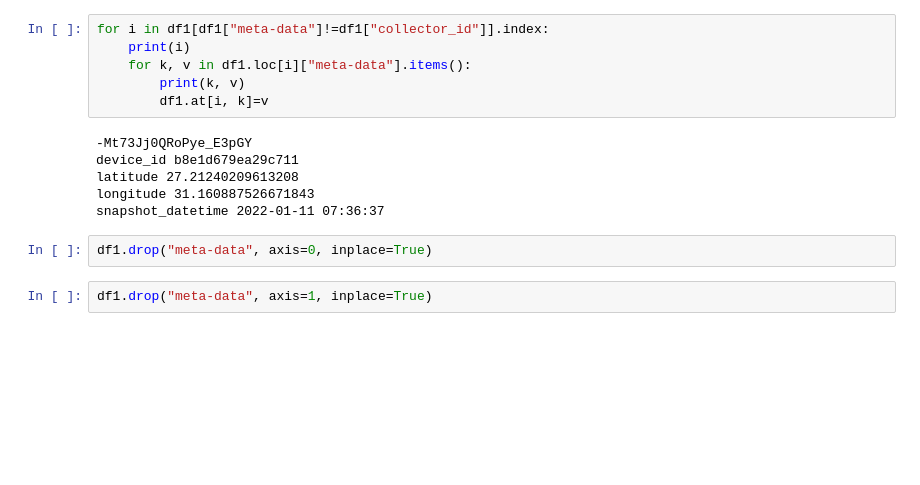
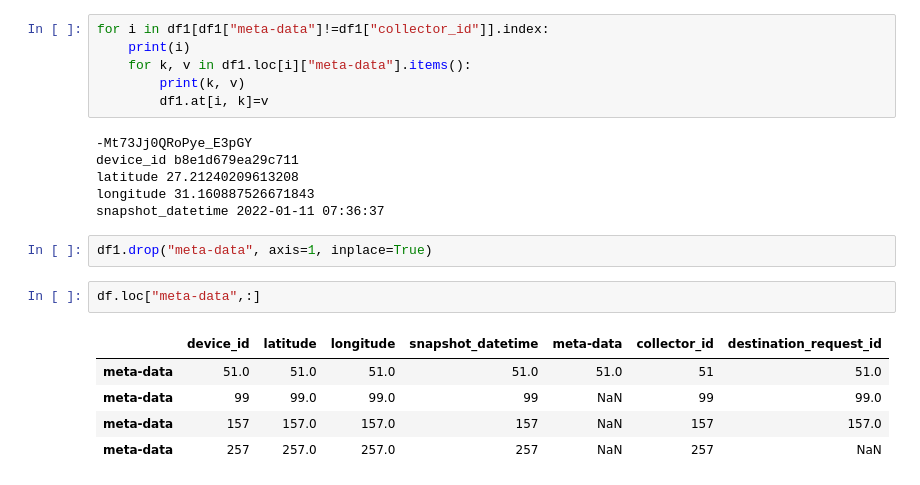
Before and after one commit to salama4ai/salama4ai_Tagaddod, a Jupyter notebook: explore the data and test the solution.ipynb, the cells around one changed output. Drawn from its saved outputs; the diff is of its cells as text; blank space fills up the shorter version.

```diff
--- a/explore the data and test the solution.ipynb
+++ b/explore the data and test the solution.ipynb
@@ -509,10 +509,16 @@ device_id b8e1d679ea29c711
 latitude 27.21240209613208
 longitude 31.160887526671843
 snapshot_datetime 2022-01-11 07:36:37
-# %%
-df1.drop("meta-data", axis=0, inplace=True)
 # %%
 df1.drop("meta-data", axis=1, inplace=True)
+# %%
+df.loc["meta-data",:]
+# %% [output]
+|  | device_id | latitude | longitude | snapshot_datetime | meta-data | collector_id | destination_request_id |
+| meta-data | 51.0 | 51.0 | 51.0 | 51.0 | 51.0 | 51 | 51.0 |
+| meta-data | 99 | 99.0 | 99.0 | 99 | NaN | 99 | 99.0 |
+| meta-data | 157 | 157.0 | 157.0 | 157 | NaN | 157 | 157.0 |
+| meta-data | 257 | 257.0 | 257.0 | 257 | NaN | 257 | NaN |
 # %%
 m.keys()
 # %% [output]
```
Also changed, not shown: parts of 13 cells of this notebook, 2 other files.
